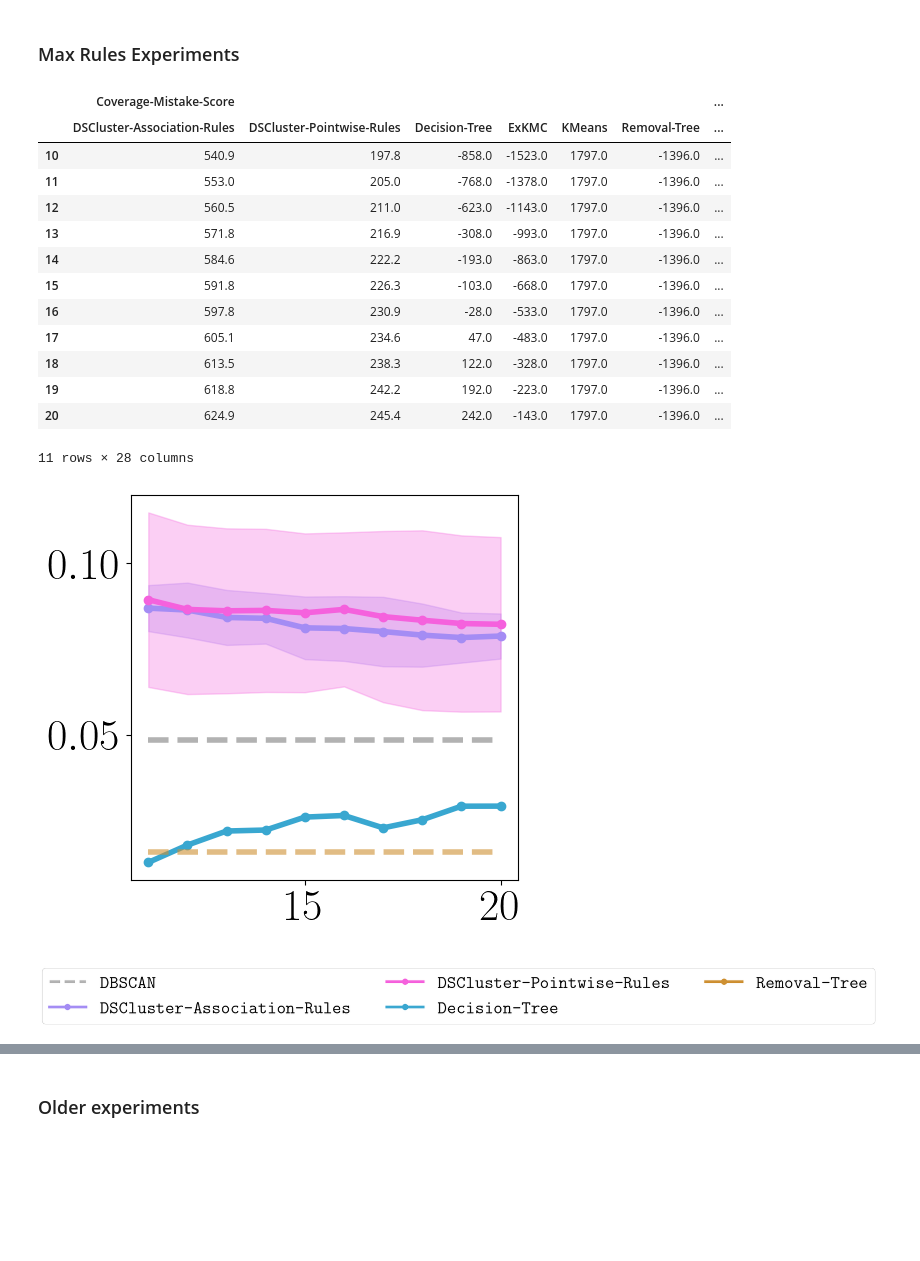
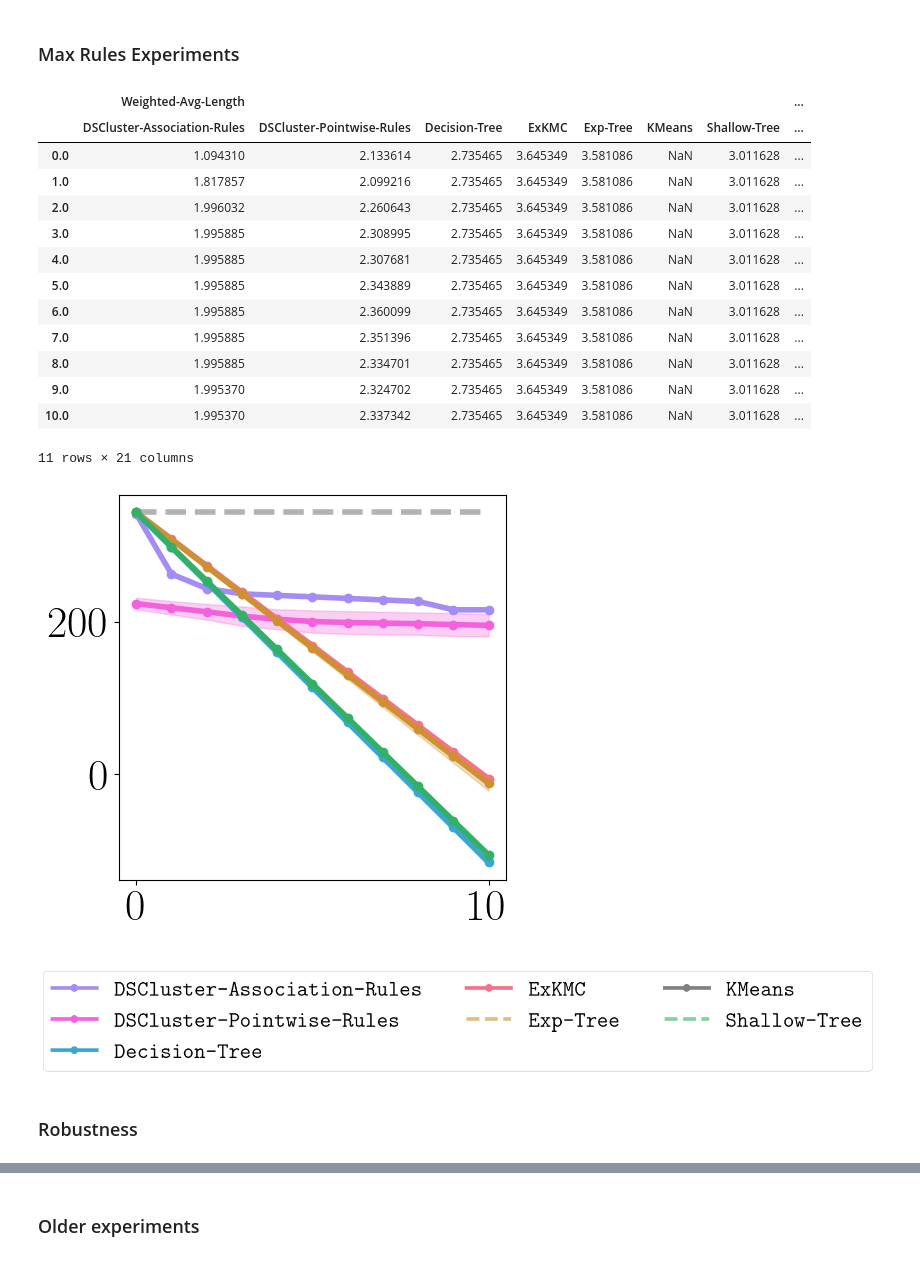
Before and after one commit to kevinqnb/interpretable-clustering, a Jupyter notebook: examples/experiments.ipynb, the cells around one changed output, grey strips where cells are left out. Cells and saved outputs as stored; diff of their text form; code cells hidden in the pictures; blank space fills up the shorter version.

```diff
--- a/examples/experiments.ipynb
+++ b/examples/experiments.ipynb
@@ -34,6 +41,7 @@ color_dict = {
     'DBSCAN' : 'grey',
     'Decision-Tree': cmap(5),
     'Removal-Tree': cmap(1),
+    'Exp-Tree': cmap(1),
     'ExKMC': cmap(0),
     'Shallow-Tree': cmap(3),
     'IDS': cmap(2),
@@ -46,6 +54,7 @@ linestyle_dict = {
     'DBSCAN' : 'dashed',
     'Decision-Tree' : 'solid',
     'Removal-Tree' : 'dashed',
+    'Exp-Tree' : 'dashed',
     'ExKMC' : 'solid',
     'Shallow-Tree': 'dashed',
     'IDS': 'dashed',
@@ -64,13 +73,13 @@ are therefore plotted as a part of the `interpretable_measurements.py` and `expl
 files.
 # %%
 # Specify a dataset
-dataset = 'digits'
+dataset = 'climate'
 
 # Specify an experiment
-experiment = 'max_rules'
+experiment = 'lambdas'
 
 # Specify reference clustering
-ref = 'dbscan'
+ref = 'kmeans'
 # %% [markdown]
 ### Max Rules Experiments
 # %%
@@ -85,24 +94,24 @@ std_df = grouped.std().T
 # %%
 mean_df
 # %% [output]
-|  | Coverage-Mistake-Score |  |  |  |  |  | ... |
-|  | DSCluster-Association-Rules | DSCluster-Pointwise-Rules | Decision-Tree | ExKMC | KMeans | Removal-Tree | ... |
-| 10 | 540.9 | 197.8 | -858.0 | -1523.0 | 1797.0 | -1396.0 | ... |
-| 11 | 553.0 | 205.0 | -768.0 | -1378.0 | 1797.0 | -1396.0 | ... |
-| 12 | 560.5 | 211.0 | -623.0 | -1143.0 | 1797.0 | -1396.0 | ... |
-| 13 | 571.8 | 216.9 | -308.0 | -993.0 | 1797.0 | -1396.0 | ... |
-| 14 | 584.6 | 222.2 | -193.0 | -863.0 | 1797.0 | -1396.0 | ... |
-| 15 | 591.8 | 226.3 | -103.0 | -668.0 | 1797.0 | -1396.0 | ... |
-| 16 | 597.8 | 230.9 | -28.0 | -533.0 | 1797.0 | -1396.0 | ... |
-| 17 | 605.1 | 234.6 | 47.0 | -483.0 | 1797.0 | -1396.0 | ... |
-| 18 | 613.5 | 238.3 | 122.0 | -328.0 | 1797.0 | -1396.0 | ... |
-| 19 | 618.8 | 242.2 | 192.0 | -223.0 | 1797.0 | -1396.0 | ... |
-| 20 | 624.9 | 245.4 | 242.0 | -143.0 | 1797.0 | -1396.0 | ... |
+|  | Weighted-Avg-Length |  |  |  |  |  |  | ... |
+|  | DSCluster-Association-Rules | DSCluster-Pointwise-Rules | Decision-Tree | ExKMC | Exp-Tree | KMeans | Shallow-Tree | ... |
+| 0.0 | 1.094310 | 2.133614 | 2.735465 | 3.645349 | 3.581086 | NaN | 3.011628 | ... |
+| 1.0 | 1.817857 | 2.099216 | 2.735465 | 3.645349 | 3.581086 | NaN | 3.011628 | ... |
+| 2.0 | 1.996032 | 2.260643 | 2.735465 | 3.645349 | 3.581086 | NaN | 3.011628 | ... |
+| 3.0 | 1.995885 | 2.308995 | 2.735465 | 3.645349 | 3.581086 | NaN | 3.011628 | ... |
+| 4.0 | 1.995885 | 2.307681 | 2.735465 | 3.645349 | 3.581086 | NaN | 3.011628 | ... |
+| 5.0 | 1.995885 | 2.343889 | 2.735465 | 3.645349 | 3.581086 | NaN | 3.011628 | ... |
+| 6.0 | 1.995885 | 2.360099 | 2.735465 | 3.645349 | 3.581086 | NaN | 3.011628 | ... |
+| 7.0 | 1.995885 | 2.351396 | 2.735465 | 3.645349 | 3.581086 | NaN | 3.011628 | ... |
+| 8.0 | 1.995885 | 2.334701 | 2.735465 | 3.645349 | 3.581086 | NaN | 3.011628 | ... |
+| 9.0 | 1.995370 | 2.324702 | 2.735465 | 3.645349 | 3.581086 | NaN | 3.011628 | ... |
+| 10.0 | 1.995370 | 2.337342 | 2.735465 | 3.645349 | 3.581086 | NaN | 3.011628 | ... |
-11 rows × 28 columns
+11 rows × 21 columns
 # %%
-#measurement = 'Coverage-Mistake-Score'
-measurement = 'Silhouette-Score'
-#measurement = 'weighted-average-rule-length'
+measurement = 'coverage-mistake-score'
+#measurement = 'Silhouette-Score'
+#measurement = 'Weighted-Avg-Length'
 xaxis = True
 yaxis = True
 
@@ -129,34 +138,34 @@ for method in measurement_mean_df.columns:
     else:
         ax.plot(
             measurement_mean_df.index,
             measurement_mean_df[method],
             color = color_dict[method],
             label = method,
             linewidth = 4,
             marker='o',
             markersize = 6,
         )
         ax.fill_between(
             measurement_mean_df.index,
             measurement_mean_df[method] - measurement_std_df[method],
             measurement_mean_df[method] + measurement_std_df[method],
             color= color_dict[method],
             alpha=0.3
         )
 
 
 if not xaxis:
     plt.xticks([])
 if not yaxis:
     plt.yticks([])
 
 plt.savefig(
     "../figures/" + dataset + "/" + experiment + "/" + ref + "/" + measurement.replace(" ", "_") + ".png",
     bbox_inches='tight'
 )
 plt.show()
 # %% [output]
-[figure, old version]
+[figure, new version]
 # %%
 # Legend:
 fig, ax = plt.subplots(figsize = (6,1))
@@ -195,4 +204,6 @@ plt.savefig(
     bbox_inches='tight'
 )
 # %% [output]
-[figure, old version]
+[figure, new version]
+# %% [markdown]
+### Robustness
```
Also changed, not shown: parts of 6 cells of this notebook, 25 other files.
